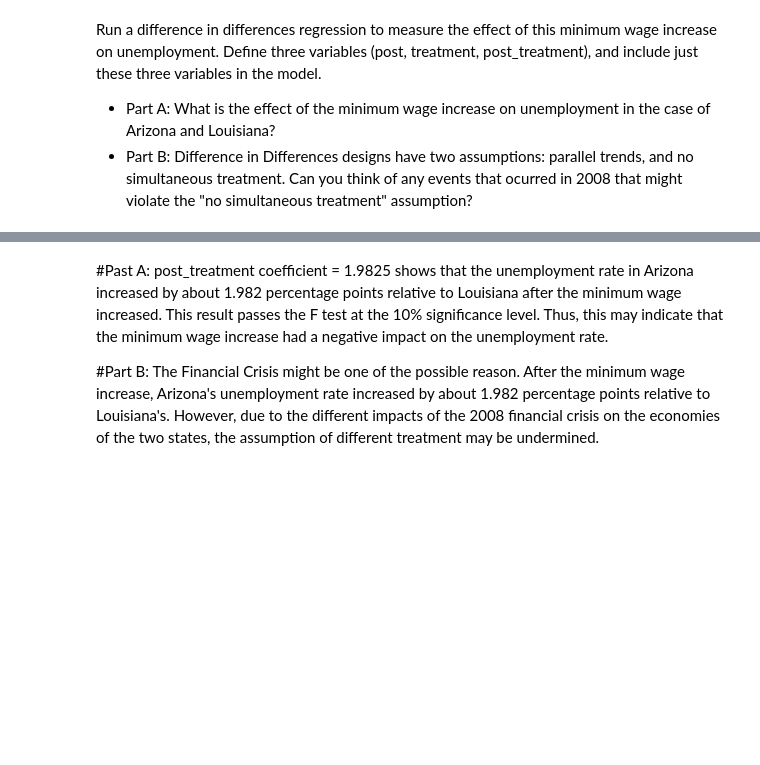
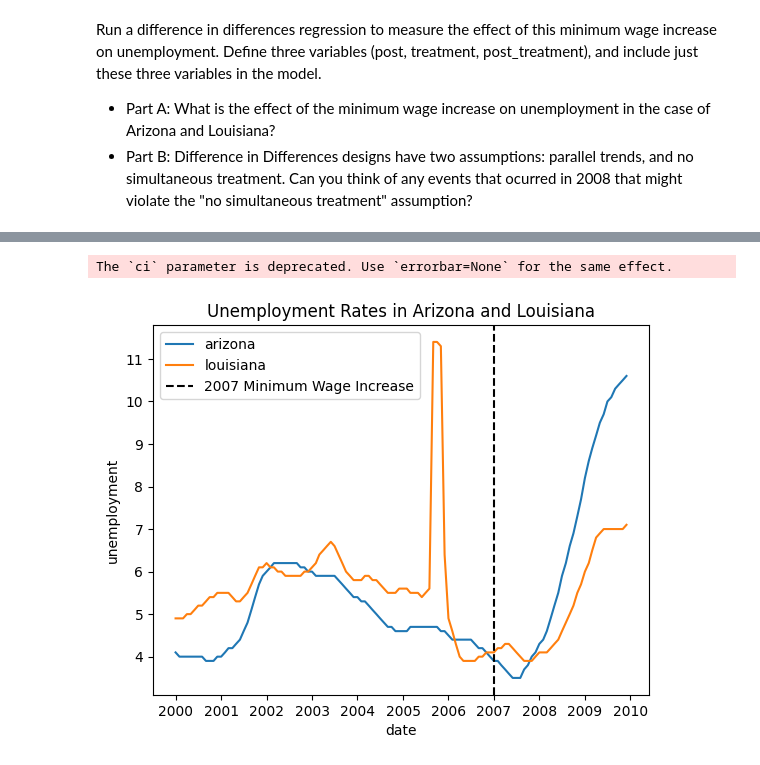
Before and after one commit to Alison339/QM2-1, a Jupyter notebook: notebooks/W08. Diff-in-Diff.ipynb, the cells around one changed output, grey strips where cells are left out. Drawn from its saved outputs; the diff is of its cells as text; code cells hidden in the pictures; blank space fills up the shorter version.

```diff
--- a/notebooks/W08. Diff-in-Diff.ipynb
+++ b/notebooks/W08. Diff-in-Diff.ipynb
@@ -339,0 +347,8 @@ Run a difference in differences regression to measure the effect of this minimum
+# %%
+# read data
+df_s = pd.read_csv('https://storage.googleapis.com/qm2/wk10/state_data.csv', parse_dates=['date'])
+# %%
+# filter data
+did2 = df_s[(df_s['state'].isin(['arizona', 'louisiana'])) &
+            (df_s['date'] >= '2000-01-01') &
+            (df_s['date'] < '2010-01-01')]
@@ -350,5 +406,10 @@ print(model_az_la.summary())
-# %% [markdown]
-#Past A: post_treatment coefficient = 1.9825 shows that the unemployment rate in Arizona increased by about 1.982 percentage points relative to Louisiana after the minimum wage increased. This result passes the F test at the 10% significance level. Thus, this may indicate that the minimum wage increase had a negative impact on the unemployment rate.
-
-
-#Part B: The Financial Crisis might be one of the possible reason. After the minimum wage increase, Arizona's unemployment rate increased by about 1.982 percentage points relative to Louisiana's. However, due to the different impacts of the 2008 financial crisis on the economies of the two states, the assumption of different treatment may be undermined.
+# %%
+# Plot unemployment over time
+sns.lineplot(data=did2, x='date', y='unemployment', hue='state', ci=None)
+plt.axvline(pd.to_datetime('2007-01-01'), color='black', linestyle='dashed', label='2007 Minimum Wage Increase')
+plt.title('Unemployment Rates in Arizona and Louisiana')
+plt.legend()
+plt.show()
+# %% [output]
+The `ci` parameter is deprecated. Use `errorbar=None` for the same effect.
+[figure, added]
```
Also changed, not shown: parts of 6 cells of this notebook.
